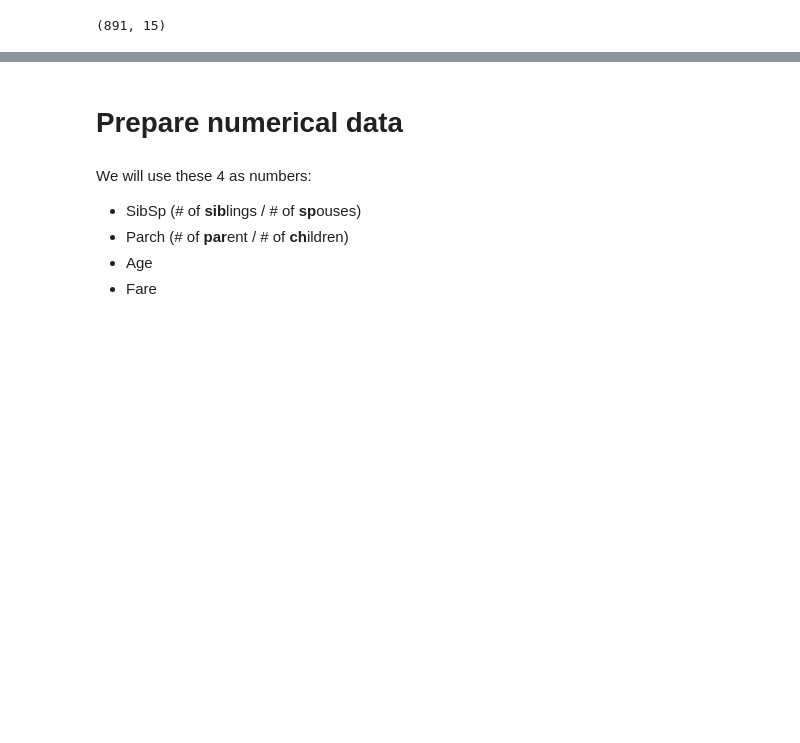
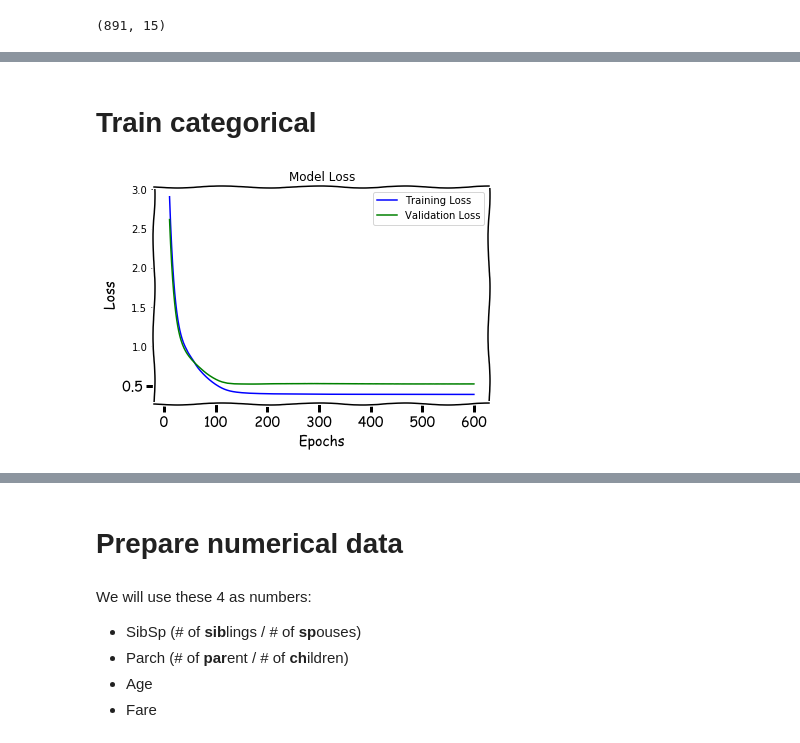
Before and after one commit to whyboris/ml-with-python-and-keras, a Jupyter notebook: titanic/titanic.ipynb, the cells around one changed output, grey strips where cells are left out. Drawn from its saved outputs; the diff is of its cells as text; code cells hidden in the pictures; blank space fills up the shorter version.

```diff
--- a/titanic/titanic.ipynb
+++ b/titanic/titanic.ipynb
@@ -247,19 +247,19 @@ result[one_hot_columns].shape
 # %% [output]
 (891, 15)
 # %%
-backend.clear_session()
+# backend.clear_session()
 
-model = models.Sequential()
-model.add(layers.Dense(36, activation='relu', input_shape=(15,)))
+model_cat = models.Sequential()
+model_cat.add(layers.Dense(36, activation='relu', input_shape=(15,)))
 # model.add(layers.Dropout(0.1))
-model.add(layers.Dense(8, activation='relu'))
+model_cat.add(layers.Dense(8, activation='relu'))
 # model.add(layers.Dropout(0.1))
-model.add(layers.Dense(4, activation='relu'))
+model_cat.add(layers.Dense(4, activation='relu'))
 # model.add(layers.Dropout(0.1))
-model.add(layers.Dense(1))
-model.compile(optimizer='rmsprop', loss='binary_crossentropy', metrics=['accuracy'])
+model_cat.add(layers.Dense(1))
+model_cat.compile(optimizer='rmsprop', loss='binary_crossentropy', metrics=['accuracy'])
 
-model.summary()
+model_cat.summary()
 # %% [output]
 _________________________________________________________________
 Layer (type)                 Output Shape              Param #
@@ -300,0 +301,18 @@ result.head(5)
+# %% [markdown]
+# Train categorical
+# %%
+history_cat = model_cat.fit(x_train,
+                            y_train,
+                            epochs=600,
+                            batch_size=len(x_train),
+                            verbose=0,
+                            validation_data=(x_validation, y_validation))
+# %%
+loss_cat = smooth_curve(history_cat.history['loss'])
+val_loss_cat = smooth_curve(history_cat.history['val_loss'])
+
+epochs = range(1, len(loss_cat) + 1)
+
+plot_this(epochs, loss_cat, val_loss_cat, 'Loss')
+# %% [output]
+[figure, added]
```
Also changed, not shown: parts of 38 cells of this notebook, 2 other files.
